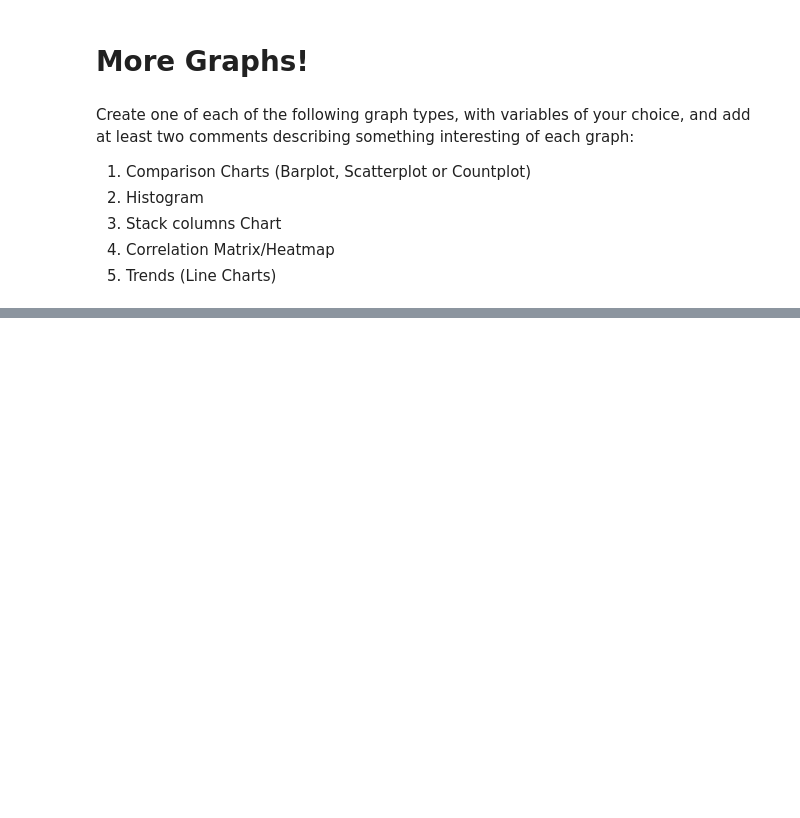
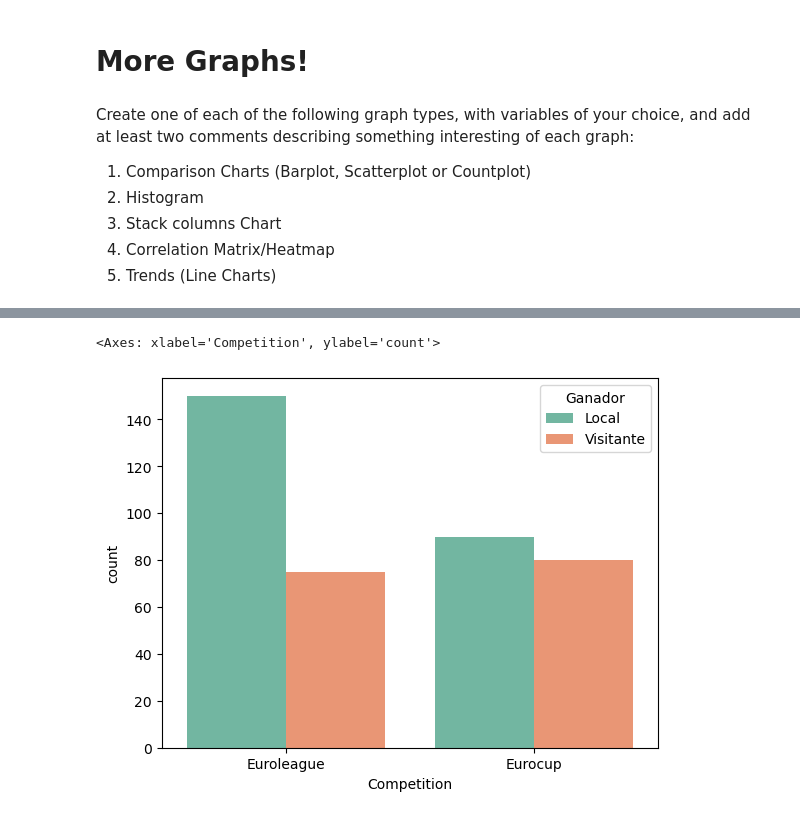
Before and after one commit to FILET81/MGM-BootCamp_DAPT-SEPT2024, a Jupyter notebook: week4/w4-visualization.ipynb, the cells around one changed output, grey strips where cells are left out. Drawn from its saved outputs; the diff is of its cells as text; code cells hidden in the pictures; blank space fills up the shorter version.

```diff
--- a/week4/w4-visualization.ipynb
+++ b/week4/w4-visualization.ipynb
@@ -20,3 +17,5 @@ ecteams=pd.read_excel("datasets/ec2023.xlsx", index_col=False)
+# %%
+competition = pd.read_csv("eurcasestudy.csv")
 # %% [markdown]
 Based on the last lab, you should  have the combination of both competitions in the same dataframe.
 
@@ -40,0 +54,5 @@ Is time for the questions you must answer... Graphically!
+# %%
+# 4
+competition["Absolut_Plusminus"] = np.where(competition["Plusminus"] < 0, -competition["Plusminus"], competition["Plusminus"])
+
+competition.groupby(by = ["Competition"]).agg({"Absolut_Plusminus": "max"})
@@ -62,0 +94,6 @@ Create one of each of the following graph types, with variables of your choice,
+# %%
+# Comparison Chart - Countplot
+sns.countplot(data = competition, x = "Competition", palette = "Set2", hue = "Ganador")
+# %% [output]
+<Axes: xlabel='Competition', ylabel='count'>
+[figure, added]
```
Also changed, not shown: parts of 38 cells of this notebook, 25 other files.
